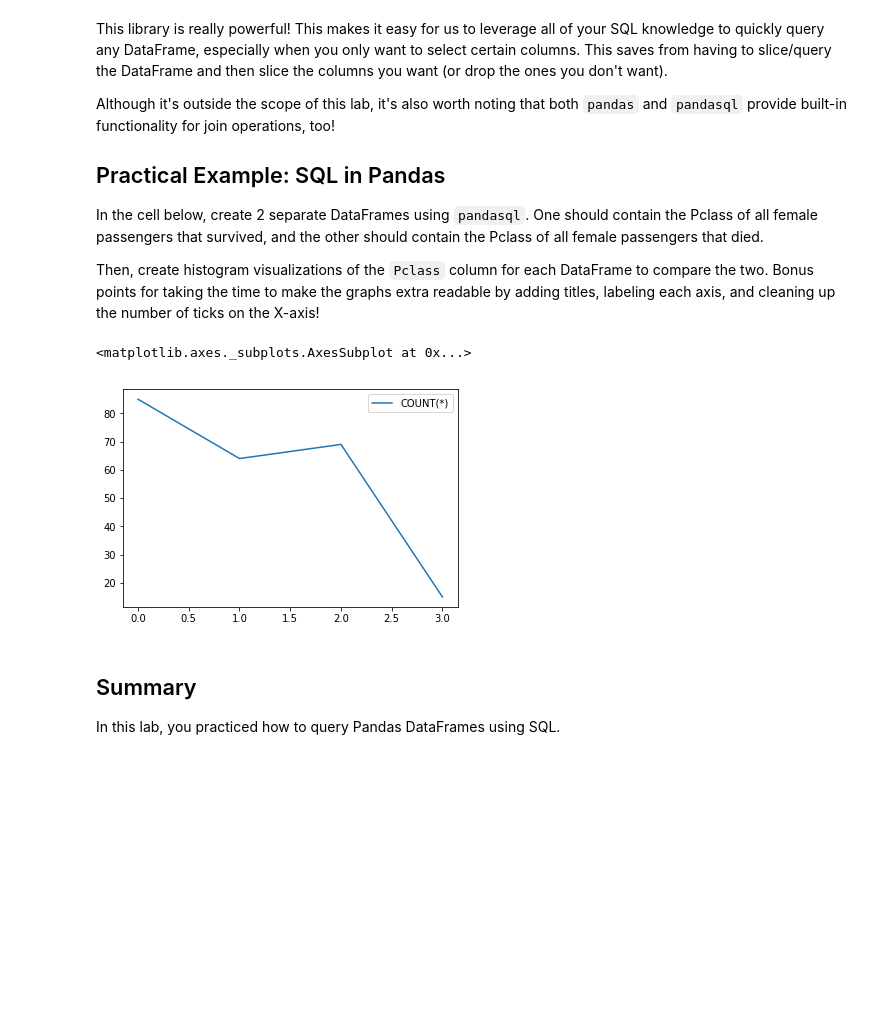
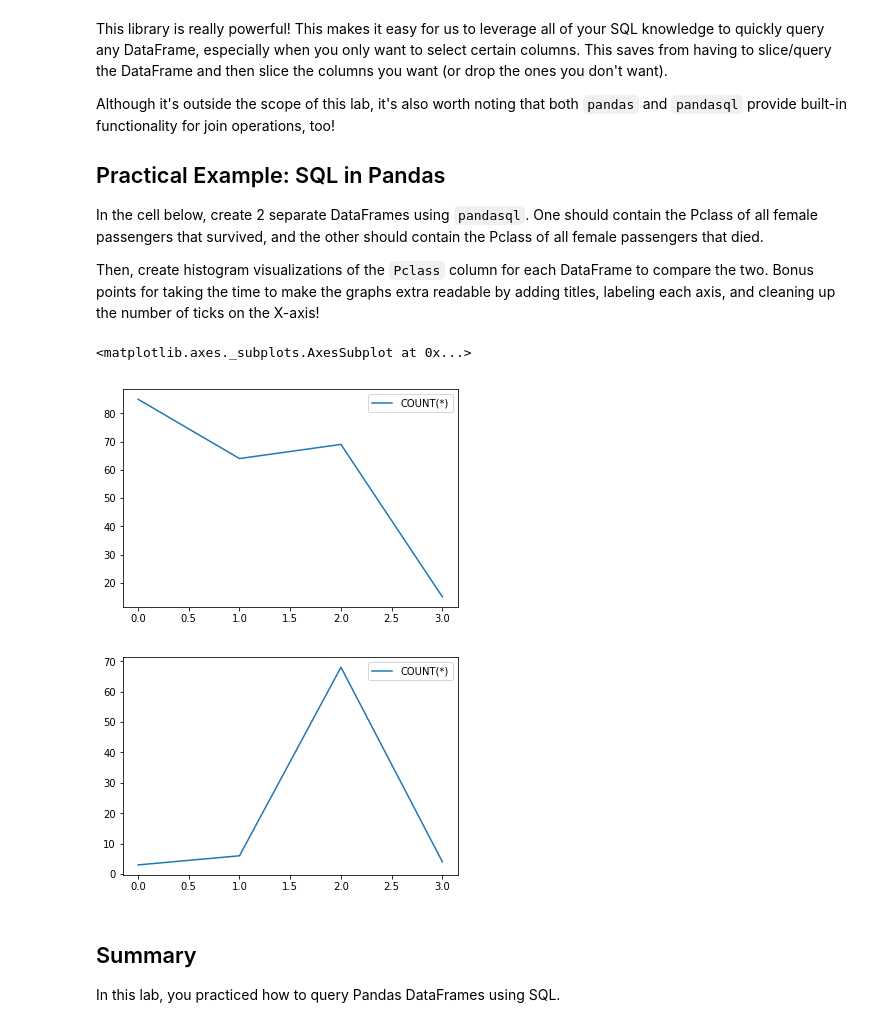
Before and after one commit to jmt0221/dsc-using-sql-with-pandas-lab-nyc-ds-082619, a Jupyter notebook: index.ipynb, the cells around one changed output. Cells and saved outputs as stored; diff of their text form; code cells hidden in the pictures; blank space fills up the shorter version.

```diff
--- a/index.ipynb
+++ b/index.ipynb
@@ -335,31 +335,32 @@ Then, create histogram visualizations of the `Pclass` column for each DataFrame
 # %%
 # Write your queries in these variables to keep your code well-formatted and readable
 q3 = '''SELECT
         Pclass, COUNT(*)
         FROM
         df
         WHERE
         Sex == 'female' AND Survived = 1
         GROUP BY Pclass'''
 q4 ='''SELECT
         Pclass, COUNT(*)
         FROM
         df
         WHERE
         Sex == 'female' AND Survived = 0
         GROUP BY Pclass'''
 
 survived_females_by_pclass_df = pysqldf(q3).plot()
-died_females_by_pclass_df = pysqldf(q4).plot
+died_females_by_pclass_df = pysqldf(q4).plot()
 
 survived_females_by_pclass_df
 
 
 
 # Create and label the histograms for each below!
 # %% [output]
 <matplotlib.axes._subplots.AxesSubplot at 0x...>
 [figure]
+[figure, added]
 # %% [markdown]
 ## Summary
 
```
